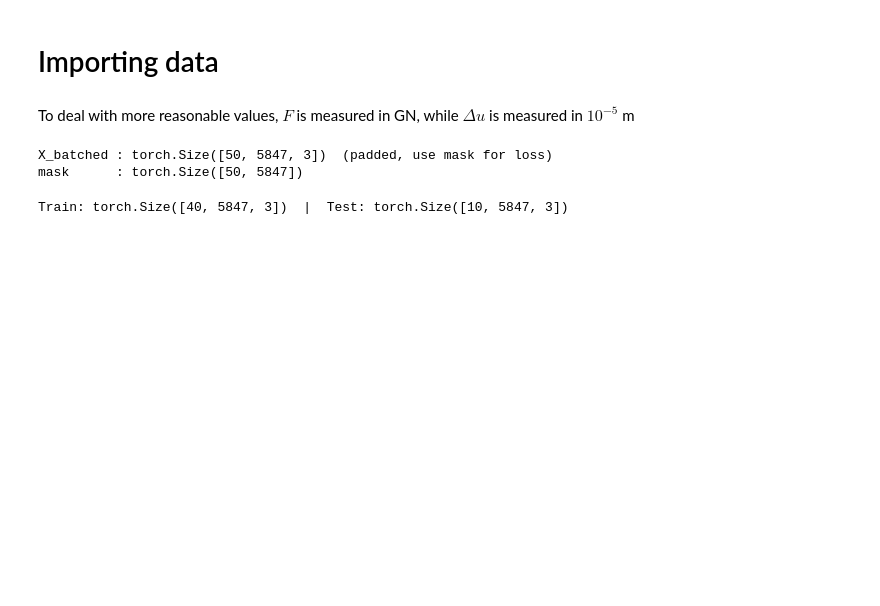
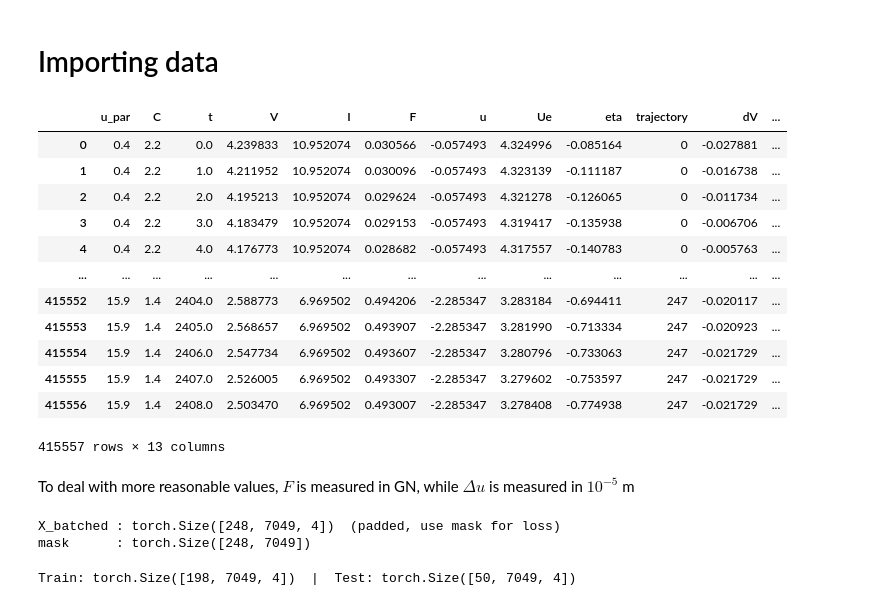
Before and after one commit to j-haralds/MSc_thesis, a Jupyter notebook: program/5_Multi/3_JN_NODE.ipynb, the cells around one changed output. Saved outputs shown, nothing was run; the diff lists cells and outputs as text; code cells hidden in the pictures; blank space fills up the shorter version.

```diff
--- a/program/5_Multi/3_JN_NODE.ipynb
+++ b/program/5_Multi/3_JN_NODE.ipynb
@@ -30,23 +28,29 @@ Q0 = 17921.57581
-# %%
-
-def read_data(file_name):
-    df = pd.read_csv(
-        f"Multi_data/{file_name}.txt",
-        delim_whitespace=True, comment="%", header=None)
-
-    df.columns = ['u_par','C','t','E_cell (V)','I_cell (A)','Rx_cell (N)','u_cell (m)','E_ocv_cell (V)']
-    return df
-
-
-path = f'1_run'
-data = read_data(path)
-#rename columns
-data.columns = ['u_par','C','t','V','I','F','u','U_eq']
-
-# Normalize
-data['u'] = data['u'] * 1e5                 # 10 um = 1/100 mm
-data['F'] = data['F'] * 1e-9                # GN
-data['I'] = data['I'] * 1                   # A
-data['eta'] = data['V'] - data['U_eq']    # V
+# %%
+def read_data(file_name):
+    df = pd.read_csv(
+        f"Multi_data/{file_name}.txt",
+        sep=';',
+        comment="%"
+    )
+    return df
+
+path = f'2_merged_data'
+
+data = read_data(path)
+display(data)
+# %% [output]
+|  | u_par | C | t | V | I | F | u | Ue | eta | trajectory | dV | ... |
+| 0 | 0.4 | 2.2 | 0.0 | 4.239833 | 10.952074 | 0.030566 | -0.057493 | 4.324996 | -0.085164 | 0 | -0.027881 | ... |
+| 1 | 0.4 | 2.2 | 1.0 | 4.211952 | 10.952074 | 0.030096 | -0.057493 | 4.323139 | -0.111187 | 0 | -0.016738 | ... |
+| 2 | 0.4 | 2.2 | 2.0 | 4.195213 | 10.952074 | 0.029624 | -0.057493 | 4.321278 | -0.126065 | 0 | -0.011734 | ... |
+| 3 | 0.4 | 2.2 | 3.0 | 4.183479 | 10.952074 | 0.029153 | -0.057493 | 4.319417 | -0.135938 | 0 | -0.006706 | ... |
+| 4 | 0.4 | 2.2 | 4.0 | 4.176773 | 10.952074 | 0.028682 | -0.057493 | 4.317557 | -0.140783 | 0 | -0.005763 | ... |
+| ... | ... | ... | ... | ... | ... | ... | ... | ... | ... | ... | ... | ... |
+| 415552 | 15.9 | 1.4 | 2404.0 | 2.588773 | 6.969502 | 0.494206 | -2.285347 | 3.283184 | -0.694411 | 247 | -0.020117 | ... |
+| 415553 | 15.9 | 1.4 | 2405.0 | 2.568657 | 6.969502 | 0.493907 | -2.285347 | 3.281990 | -0.713334 | 247 | -0.020923 | ... |
+| 415554 | 15.9 | 1.4 | 2406.0 | 2.547734 | 6.969502 | 0.493607 | -2.285347 | 3.280796 | -0.733063 | 247 | -0.021729 | ... |
+| 415555 | 15.9 | 1.4 | 2407.0 | 2.526005 | 6.969502 | 0.493307 | -2.285347 | 3.279602 | -0.753597 | 247 | -0.021729 | ... |
+| 415556 | 15.9 | 1.4 | 2408.0 | 2.503470 | 6.969502 | 0.493007 | -2.285347 | 3.278408 | -0.774938 | 247 | -0.021729 | ... |
+415557 rows × 13 columns
 # %% [markdown]
 To deal with more reasonable values, $F$ is measured in GN, while $\Delta u$ is measured in $10^{-5}$ m
@@ -66,11 +57,11 @@ trajectory_lookup = (
 # %%
 # Batch data
-feature_cols = ['I', 'u', 'U_eq']
-target_cols  = ['V', 'F']
+feature_cols = ['I', 'u', 'Ue', 'soc']
+target_cols  = ['V', 'F', 'eta']
 
 # Trajectories have unequal length — pad to longest and store a mask
-traj_lengths = data.groupby('trajectory').size()
-B     = len(traj_lengths)
+traj_lengths = data['trajectory'].value_counts().sort_index().values
+B     = len(traj_lengths)  # number of trajectories
 T_max = traj_lengths.max()
 Cx    = len(feature_cols)
 Cy    = len(target_cols)
@@ -89,8 +80,8 @@ for traj_id, grp in data.sort_values(['trajectory','t']).groupby('trajectory'):
 print(f"X_batched : {X_batched.shape}  (padded, use mask for loss)")
 print(f"mask      : {mask.shape}")
 # %% [output]
-X_batched : torch.Size([50, 5847, 3])  (padded, use mask for loss)
-mask      : torch.Size([50, 5847])
+X_batched : torch.Size([248, 7049, 4])  (padded, use mask for loss)
+mask      : torch.Size([248, 7049])
 # %%
 # Split
 split   = int(B * 0.8)
@@ -108,10 +99,10 @@ print(f"Train: {X_train.shape}  |  Test: {X_test.shape}")
 dataset_train = TensorDataset(X_train, Y_train, mask_train)
 dataset_test  = TensorDataset(X_test,  Y_test, mask_test)
 
-loader_train  = DataLoader(dataset_train, shuffle=True) # One traj at a time in training ----
-loader_test   = DataLoader(dataset_test, shuffle=False)
+loader_train  = DataLoader(dataset_train, batch_size=X_train.shape[0]//2, shuffle=True)
+loader_test   = DataLoader(dataset_test, batch_size=X_test.shape[0]//2, shuffle=False)
 # %% [output]
-Train: torch.Size([40, 5847, 3])  |  Test: torch.Size([10, 5847, 3])
+Train: torch.Size([198, 7049, 4])  |  Test: torch.Size([50, 7049, 4])
 # %%
 def ECM_box(R, I, U_eq):
     """ V_t = U_eq(SoC) - R_NN(SoC) * I """
```
Also changed, not shown: parts of 8 cells of this notebook.
